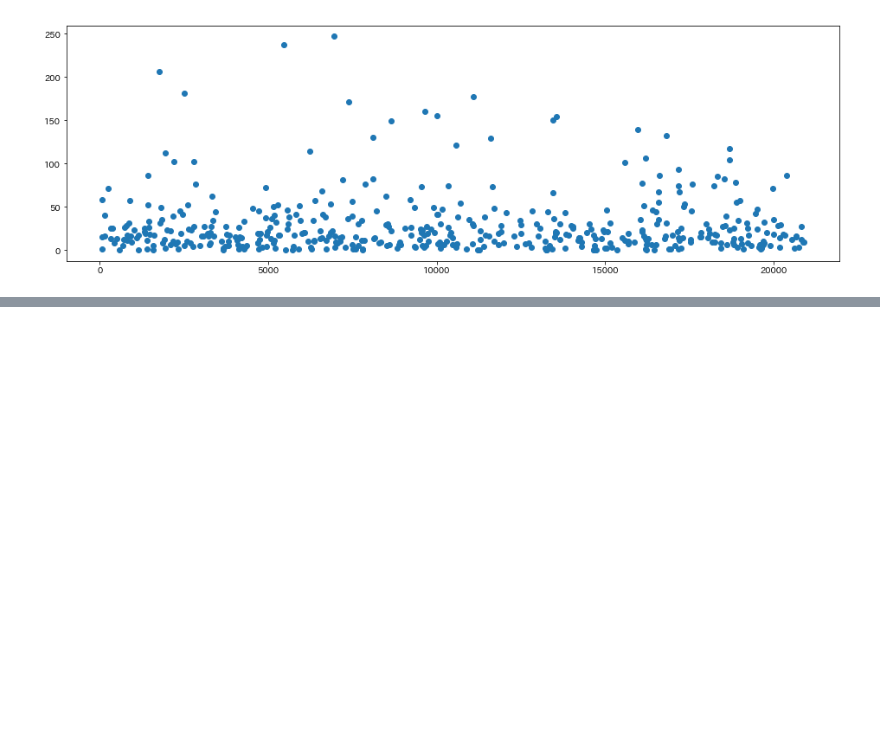
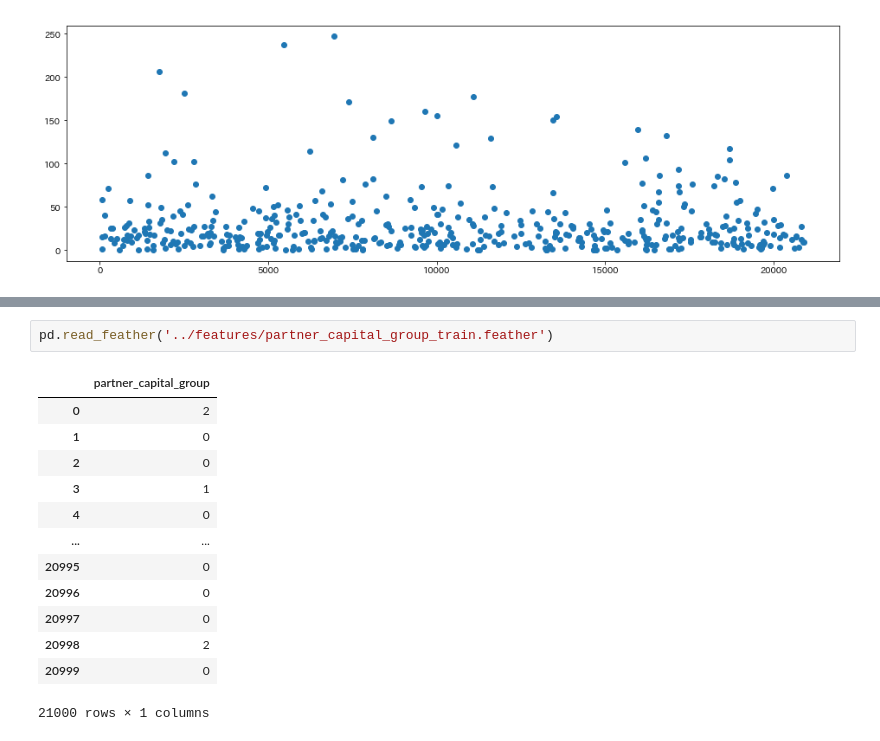
Before and after one commit to Naoki1101/ProbSpace_salary, a Jupyter notebook: notebooks/EDA_OKINAWA.ipynb, the cells around one changed output, grey strips where cells are left out. Drawn from its saved outputs; the diff is of its cells as text; blank space fills up the shorter version.

```diff
--- a/notebooks/EDA_OKINAWA.ipynb
+++ b/notebooks/EDA_OKINAWA.ipynb
@@ -24,0 +41,16 @@ plt.plot(df.sort_values(by='salary', ascending=False)['ae'], 'o')
+# %%
+pd.read_feather('../features/partner_capital_group_train.feather')
+# %% [output]
+|  | partner_capital_group |
+| 0 | 2 |
+| 1 | 0 |
+| 2 | 0 |
+| 3 | 1 |
+| 4 | 0 |
+| ... | ... |
+| 20995 | 0 |
+| 20996 | 0 |
+| 20997 | 0 |
+| 20998 | 2 |
+| 20999 | 0 |
+21000 rows × 1 columns
```
Also changed, not shown: parts of 1 cell of this notebook, 10 other files.
